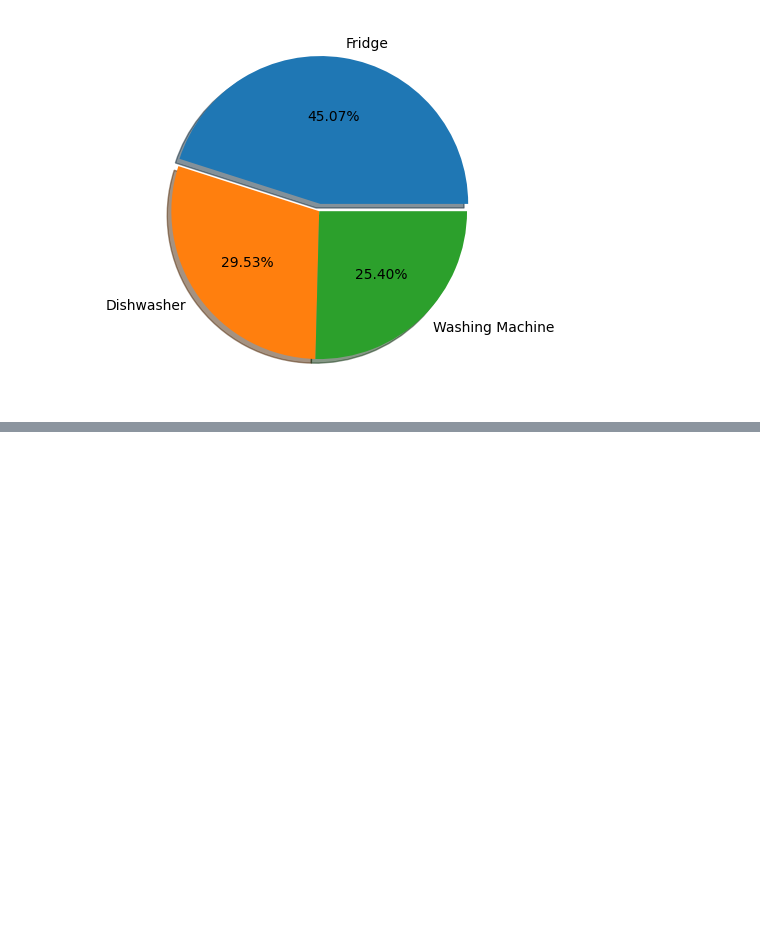
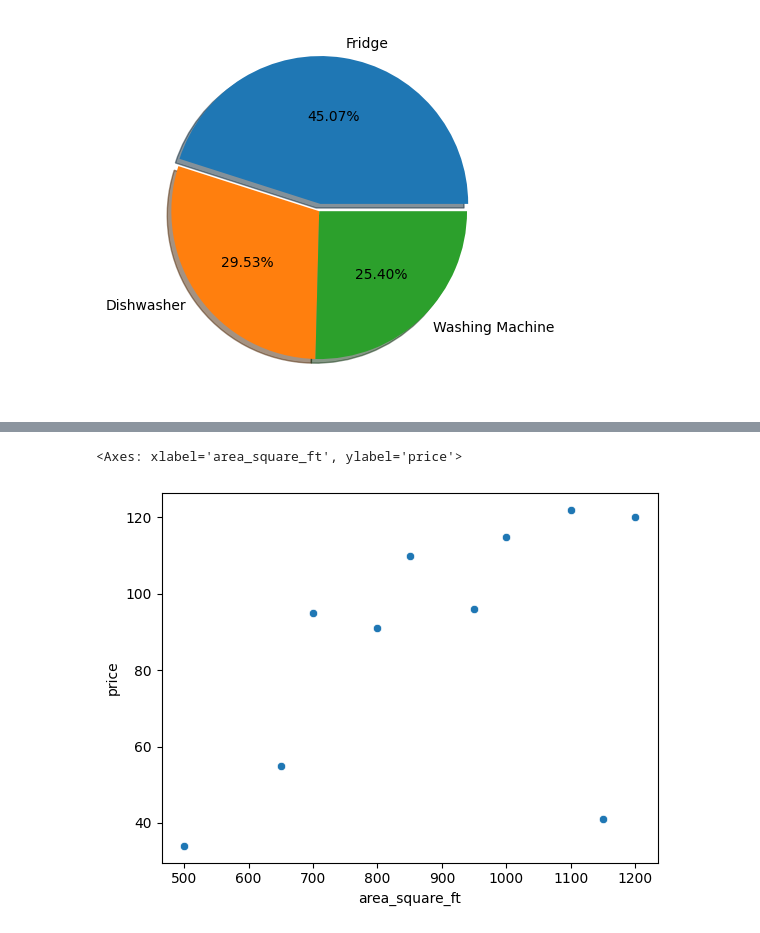
Before and after one commit to mateuslopes92/AI, a Jupyter notebook: matplot_and_seaborn/data_vizualization.ipynb, the cells around one changed output, grey strips where cells are left out. Cells and saved outputs as stored; diff of their text form; code cells hidden in the pictures; blank space fills up the shorter version.

```diff
--- a/matplot_and_seaborn/data_vizualization.ipynb
+++ b/matplot_and_seaborn/data_vizualization.ipynb
@@ -47,0 +78,3 @@ plt.show()
+# %%
+scatter = pd.read_excel("scatter_plot.xlsx")
+scatter
@@ -47,0 +93,5 @@ plt.show()
+# %%
+sns.scatterplot(data=scatter, x="area_square_ft", y="price")
+# %% [output]
+<Axes: xlabel='area_square_ft', ylabel='price'>
+[figure, added]
```
Also changed, not shown: parts of 6 cells of this notebook, 4 other files.
